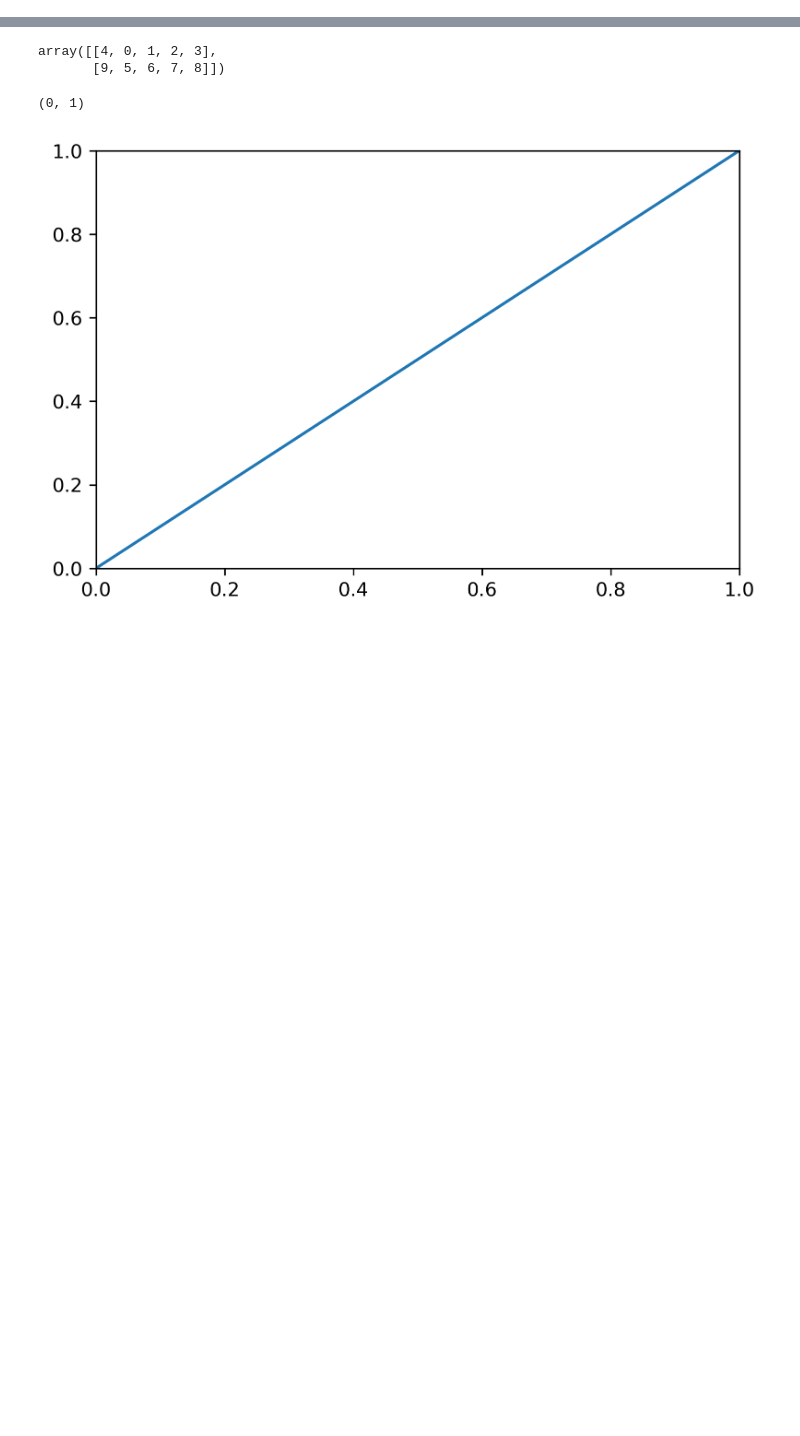
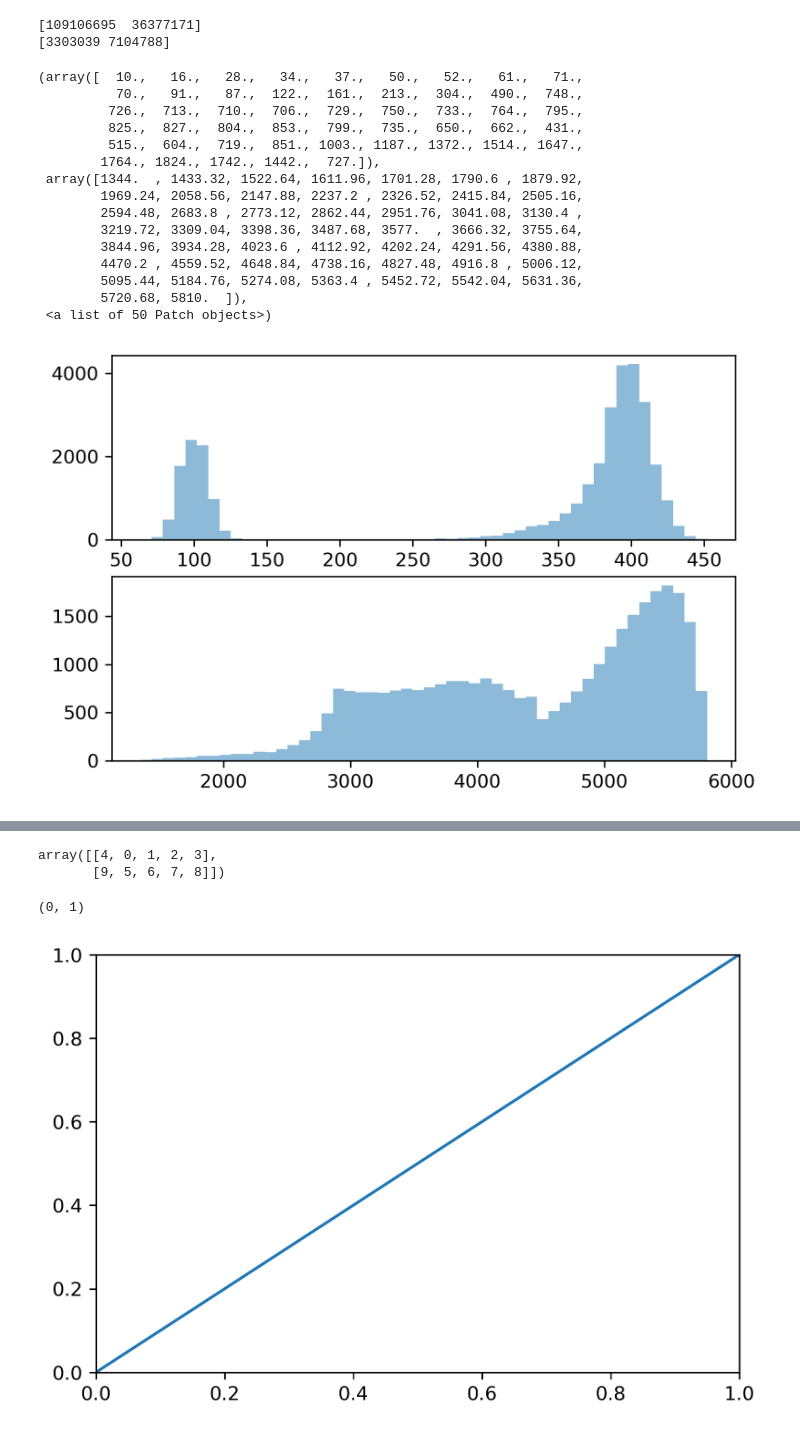
Before and after one commit to g13/patchV1, a Jupyter notebook: connectivity0.ipynb, the cells around one changed output, grey strips where cells are left out. Drawn from its saved outputs; the diff is of its cells as text; code cells hidden in the pictures; blank space fills up the shorter version.

```diff
--- a/connectivity0.ipynb
+++ b/connectivity0.ipynb
@@ -106,3 +141,33 @@ with open(stats_file, 'rb') as f:
+# %%
+print(np.sum(avail,axis=-1))
+print(np.sum(connected,axis=-1))
+# %% [output]
+[109106695  36377171]
+[3303039 7104788]
+# %%
+fig = plt.figure('stats', dpi = 300)
+ax = fig.add_subplot(211)
+ax.hist(np.sum(connected.T,axis=-1), bins = 50, alpha = 0.5)
+ax = fig.add_subplot(212)
+ax.hist(np.sum(avail.T,axis=-1), bins = 50, alpha = 0.5)
+#ax.hist(strength.T, bins = 10)
+# %% [output]
+(array([  10.,   16.,   28.,   34.,   37.,   50.,   52.,   61.,   71.,
+          70.,   91.,   87.,  122.,  161.,  213.,  304.,  490.,  748.,
+         726.,  713.,  710.,  706.,  729.,  750.,  733.,  764.,  795.,
+         825.,  827.,  804.,  853.,  799.,  735.,  650.,  662.,  431.,
+         515.,  604.,  719.,  851., 1003., 1187., 1372., 1514., 1647.,
+        1764., 1824., 1742., 1442.,  727.]),
+ array([1344.  , 1433.32, 1522.64, 1611.96, 1701.28, 1790.6 , 1879.92,
+        1969.24, 2058.56, 2147.88, 2237.2 , 2326.52, 2415.84, 2505.16,
+        2594.48, 2683.8 , 2773.12, 2862.44, 2951.76, 3041.08, 3130.4 ,
+        3219.72, 3309.04, 3398.36, 3487.68, 3577.  , 3666.32, 3755.64,
+        3844.96, 3934.28, 4023.6 , 4112.92, 4202.24, 4291.56, 4380.88,
+        4470.2 , 4559.52, 4648.84, 4738.16, 4827.48, 4916.8 , 5006.12,
+        5095.44, 5184.76, 5274.08, 5363.4 , 5452.72, 5542.04, 5631.36,
+        5720.68, 5810.  ]),
+ <a list of 50 Patch objects>)
+[figure, added]
 # %%
 fig = plt.figure('stats', dpi = 300)
 ax = fig.add_subplot(121)
```
Also changed, not shown: parts of 13 cells of this notebook, 10 other files.
